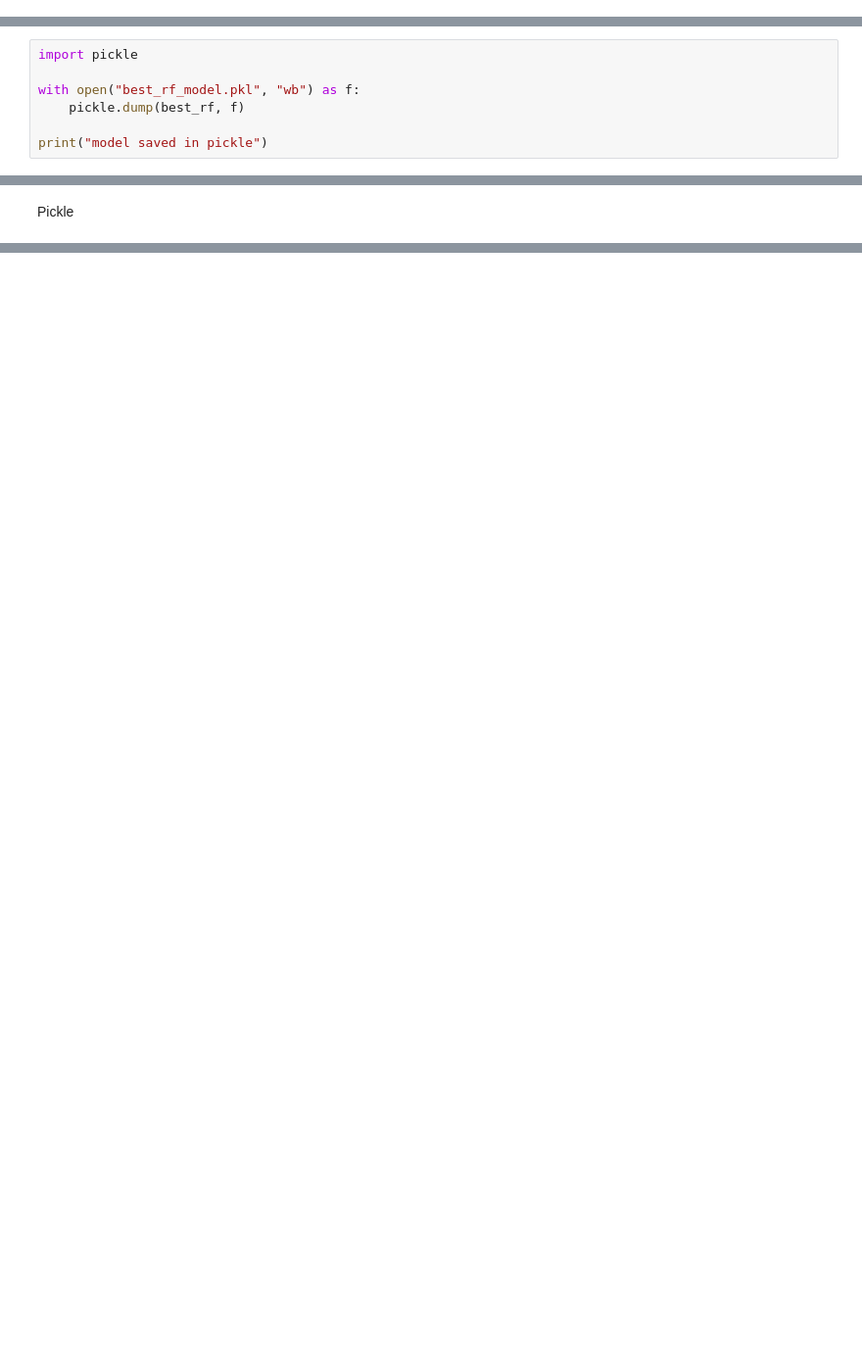
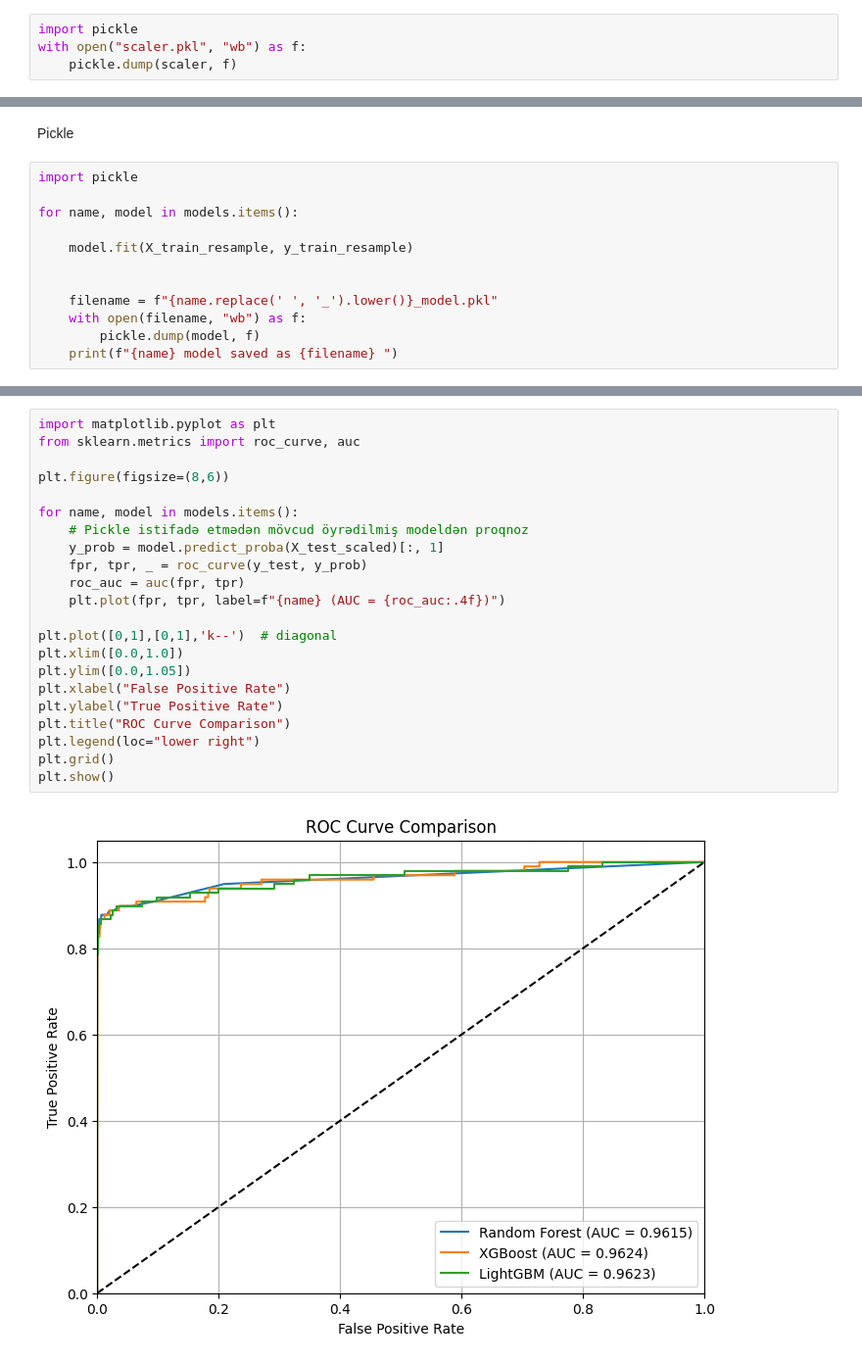
Before and after one commit to Sevinj-joy/InternIntelligence, a Jupyter notebook: Credit Card Fraud Detection/fraud_detection.ipynb, the cells around one changed output, grey strips where cells are left out. Shown at 98% size. Saved outputs shown, nothing was run; the diff lists cells and outputs as text; blank space fills up the shorter version.

```diff
--- a/Credit Card Fraud Detection/fraud_detection.ipynb
+++ b/Credit Card Fraud Detection/fraud_detection.ipynb
@@ -237,0 +221,4 @@ y_prob = model.predict_proba(X_test_scaled)[:, 1]
+# %%
+import pickle
+with open("scaler.pkl", "wb") as f:
+    pickle.dump(scaler, f)
@@ -394,7 +381,0 @@ print(classification_report(y_test, y_pred_best, digits=4))
-# %%
-import pickle
-
-with open("best_rf_model.pkl", "wb") as f:
-    pickle.dump(best_rf, f)
-
-print("model saved in pickle")
@@ -446,2 +382,14 @@ print(classification_report(y_test, y_pred_best, digits=4))
 # %% [markdown]
 Pickle
+# %%
+import pickle
+
+for name, model in models.items():
+
+    model.fit(X_train_resample, y_train_resample)
+
+
+    filename = f"{name.replace(' ', '_').lower()}_model.pkl"
+    with open(filename, "wb") as f:
+        pickle.dump(model, f)
+    print(f"{name} model saved as {filename} ")
@@ -447,0 +411,24 @@ Pickle
+# %%
+import matplotlib.pyplot as plt
+from sklearn.metrics import roc_curve, auc
+
+plt.figure(figsize=(8,6))
+
+for name, model in models.items():
+    # Pickle istifadə etmədən mövcud öyrədilmiş modeldən proqnoz
+    y_prob = model.predict_proba(X_test_scaled)[:, 1]
+    fpr, tpr, _ = roc_curve(y_test, y_prob)
+    roc_auc = auc(fpr, tpr)
+    plt.plot(fpr, tpr, label=f"{name} (AUC = {roc_auc:.4f})")
+
+plt.plot([0,1],[0,1],'k--')  # diagonal
+plt.xlim([0.0,1.0])
+plt.ylim([0.0,1.05])
+plt.xlabel("False Positive Rate")
+plt.ylabel("True Positive Rate")
+plt.title("ROC Curve Comparison")
+plt.legend(loc="lower right")
+plt.grid()
+plt.show()
+# %% [output]
+[figure, added]
```
Also changed, not shown: parts of 31 cells of this notebook.
